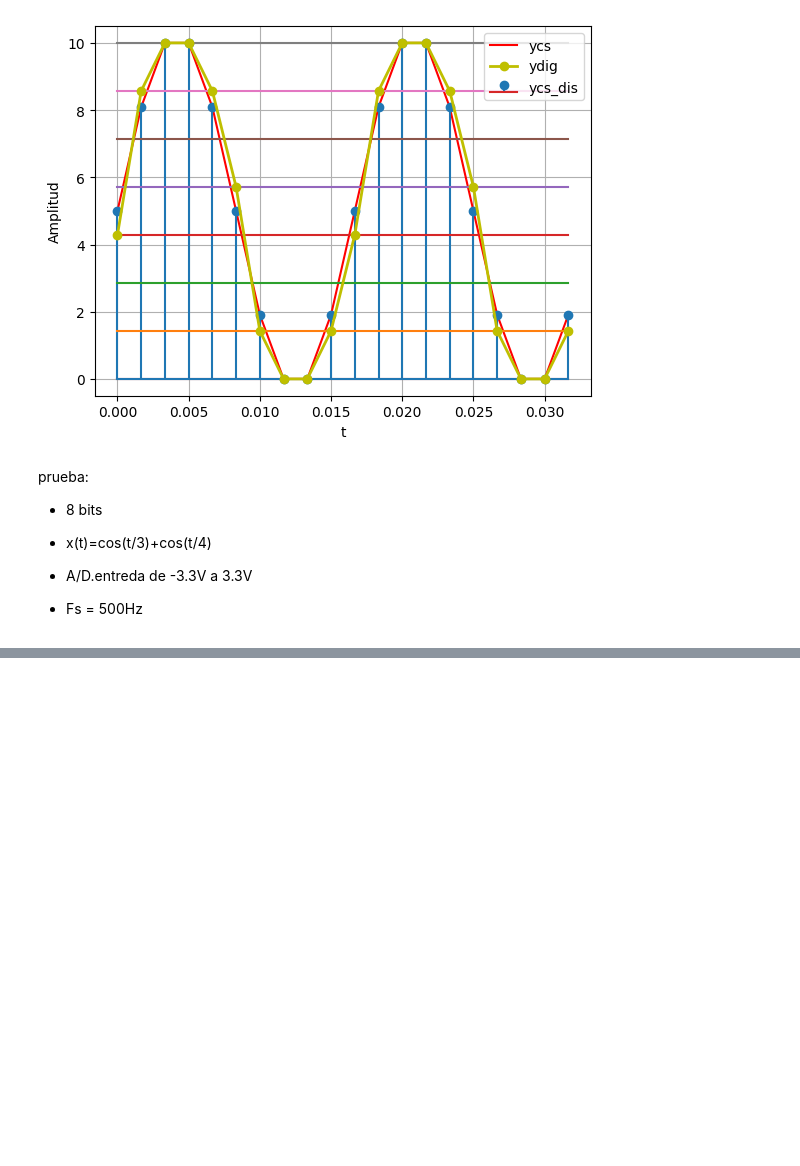
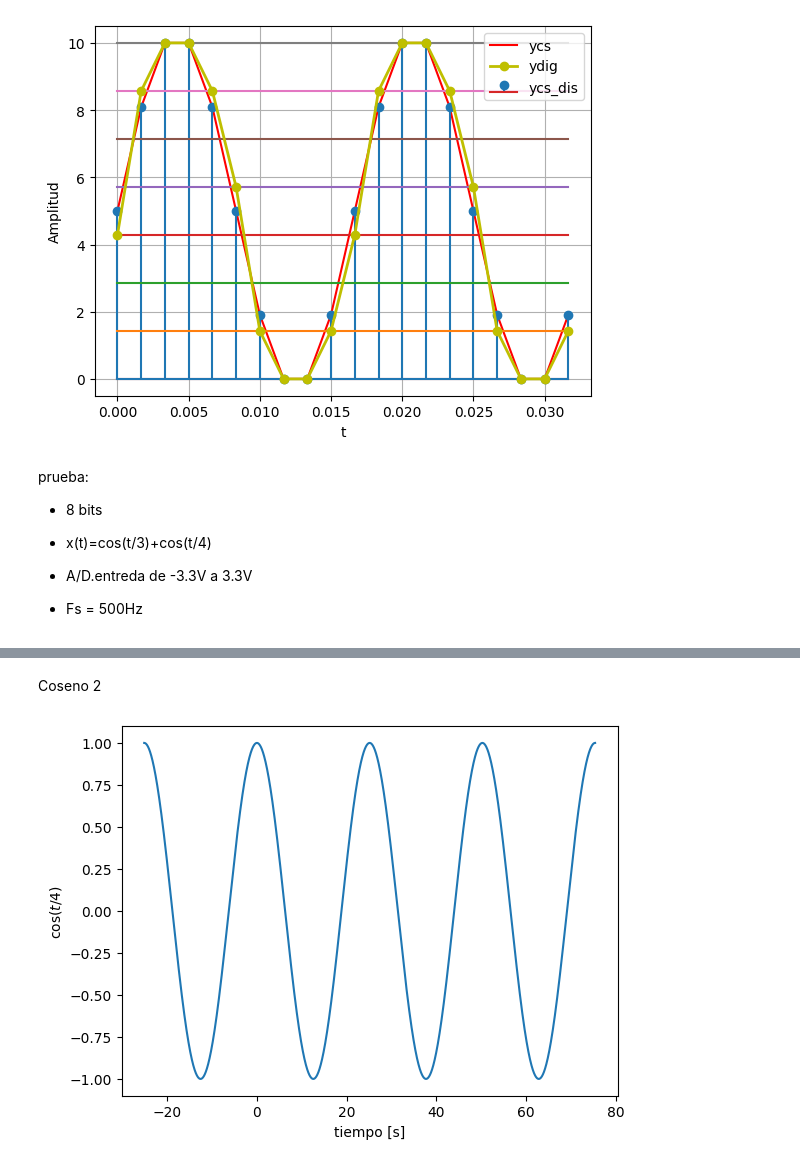
Before and after one commit to Ebl14/senales_y_sistemas, a Jupyter notebook: Copy_of_ejemplo1SyS2021.ipynb, the cells around one changed output, grey strips where cells are left out. Cells and saved outputs as stored; diff of their text form; code cells hidden in the pictures; blank space fills up the shorter version.

```diff
--- a/Copy_of_ejemplo1SyS2021.ipynb
+++ b/Copy_of_ejemplo1SyS2021.ipynb
@@ -455,0 +476,25 @@ d.shape # d es una matriz de 500 x 8, ej: la fila 1 incluye la distancia euclide
+# %% [markdown]
+Coseno 2
+# %%
+#Ejemplo de señal despues de cero y pendiente y discretización
+#Recuerde que el proceso de discretización debe ser implementado
+from scipy.spatial.distance import cdist
+
+#señal original
+K = 50
+t_2= 8*np.pi
+A = 1
+ti= -t_2
+tf = 3*t_2
+w2 = 2*np.pi/t_2
+Fs= 100 #Hz
+Ts = 1/Fs
+tv = np.arange(ti,tf,Ts) #vector de datos en tiempo
+#tv = np.linspace(ti,tf,num=K)
+xv= A*np.cos(w2*tv) #vector de aplitud
+plt.plot(tv,xv)
+plt.xlabel('tiempo [s]')
+plt.ylabel('$\cos(t/4)$')
+plt.show()
+# %% [output]
+[figure, added]
```
Also changed, not shown: parts of 6 cells of this notebook.
